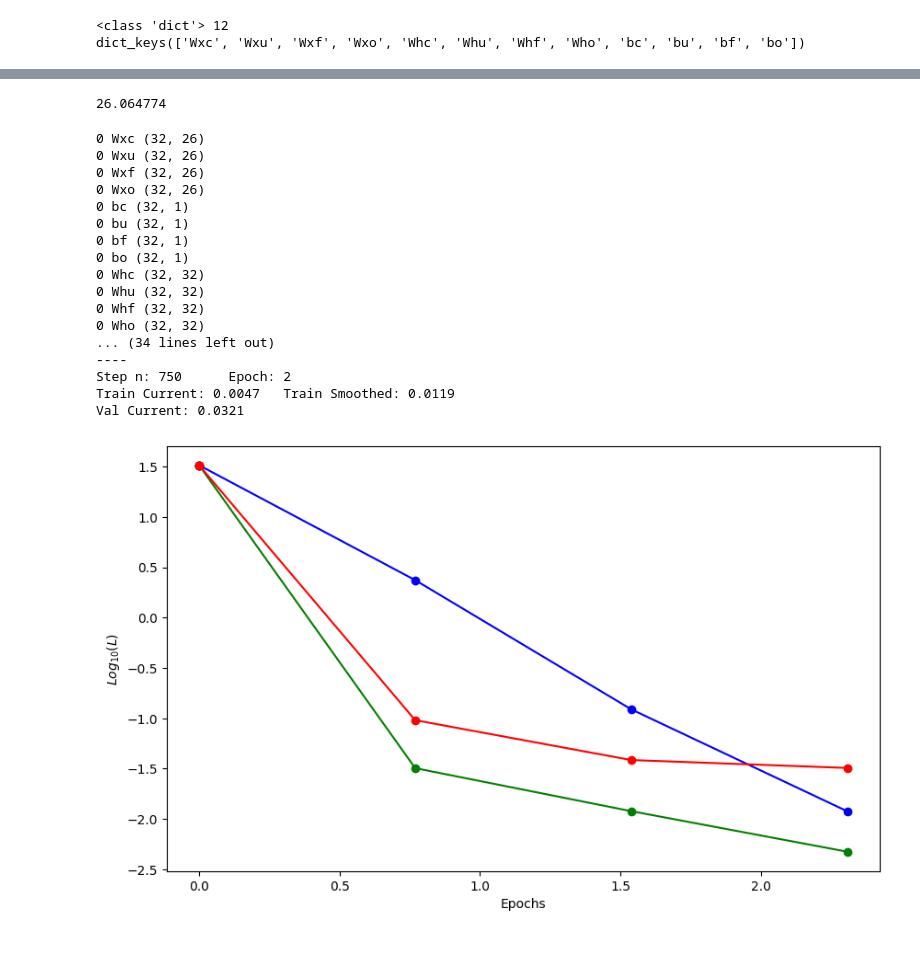
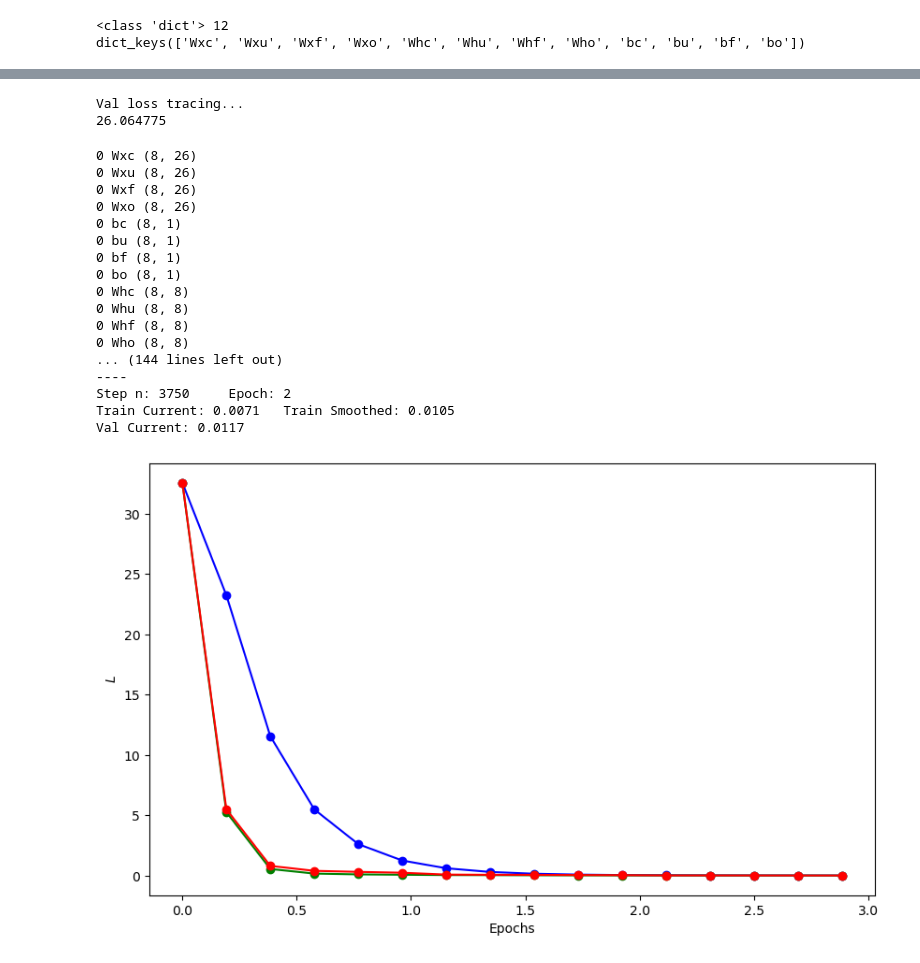
Before and after one commit to carlm451/LSTM_Char-LM_python-JAX, a Jupyter notebook: DEEP_Character_LSTM_from_Scratch_JAX.ipynb, the cells around one changed output, grey strips where cells are left out. Drawn from its saved outputs; the diff is of its cells as text; code cells hidden in the pictures.

Commit message:
created jax-char-lstm module with testing on alphabet sequence

```diff
--- a/DEEP_Character_LSTM_from_Scratch_JAX.ipynb
+++ b/DEEP_Character_LSTM_from_Scratch_JAX.ipynb
@@ -181,7 +233,7 @@ def get_mini_batch(mini_batch_size,seq_length,char_to_ix,data):
 
         yield inputs,targets,epoch
 # %%
-batch_gen = get_mini_batch(4,seq_length,char_to_ix,training_data)
+batch_gen = get_mini_batch(4,seq_length,char_to_ix,alphabet_data)
 
 inp,targ,epoch_test = next(batch_gen)
 
@@ -361,7 +429,7 @@ hs_layer1 = s_cache[1][1]  # hidden states from layer 1
 print(type(hs_layer1),len(hs_layer1))
 
 # pass final hidden states to dense + softmax to get probs and loss
-test_loss,p_cache = loss_function(targ,hs_layer1,all_params[2]['Why'],all_params[2]['by'])
+test_loss,p_cache = loss_function(targ,hs_layer1,all_params[2])
 # %% [output]
 8 (26, 4)
 <class 'tuple'> 4 <class 'tuple'> 3
@@ -860,8 +977,9 @@ for l in range(num_layers):
     h_inp[l] = jnp.zeros((hidden_size,1))
     c_inp[l] = jnp.zeros((hidden_size,1))
 
-test_val_loss = validation_loss_jit(inp,targ,h_inp,c_inp,all_params)
+test_val_loss = validation_loss(inp,targ,h_inp,c_inp,all_params)
 
 print(test_val_loss)
 # %% [output]
-26.064774
+Val loss tracing...
+26.064775
@@ -1017,41 +1175,43 @@ mykey = random.PRNGKey(1)
 
 seq_length = 10
 
-hidden_sizes = [32]
+hidden_sizes = [8,8]
 
 mini_batch_size = 16
 
-train_data = training_data
-val_data = training_data[513:]
+train_data = alphabet_data[:-1012]
+val_data = alphabet_data[1012:]
 
 history,out_params,out_hidden = train_character_lstm(
                                   seq_length=seq_length,
                                   hidden_sizes=hidden_sizes,
                                   mini_batch_size=mini_batch_size,
                                   learning_rate=0.01,
-                                  total_steps=1000,
+                                  total_steps=4000,
                                   steps_sample_freq=250,
-                                  initial_key=mykey,
+                                  key=mykey,
                                   training_data=train_data,
-                                  validation_data=val_data)
+                                  validation_data=val_data,
+                                  beta1=0.9,
+                                  beta2=0.999)
 # %% [output]
-0 Wxc (32, 26)
-0 Wxu (32, 26)
-0 Wxf (32, 26)
-0 Wxo (32, 26)
-0 bc (32, 1)
-0 bu (32, 1)
-0 bf (32, 1)
-0 bo (32, 1)
-0 Whc (32, 32)
-0 Whu (32, 32)
-0 Whf (32, 32)
-0 Who (32, 32)
-... (34 lines left out)
+0 Wxc (8, 26)
+0 Wxu (8, 26)
+0 Wxf (8, 26)
+0 Wxo (8, 26)
+0 bc (8, 1)
+0 bu (8, 1)
+0 bf (8, 1)
+0 bo (8, 1)
+0 Whc (8, 8)
+0 Whu (8, 8)
+0 Whf (8, 8)
+0 Who (8, 8)
+... (144 lines left out)
 ----
-Step n: 750      Epoch: 2
-Train Current: 0.0047   Train Smoothed: 0.0119
-Val Current: 0.0321
+Step n: 3750     Epoch: 2
+Train Current: 0.0071   Train Smoothed: 0.0105
+Val Current: 0.0117
 # %%
 import matplotlib.pyplot as plt
 
@@ -1067,32 +1227,32 @@ def plot_training_history(history,mini_batch_size,seq_length,training_length,plo
 
     t_list = t_list * mini_batch_size * seq_length / training_length
 
-    train_log_loss = np.log10(np.array(train_losses))
+    train_log_loss = np.array(train_losses)
 
     if plot_smooth:
-       smooth_log_loss = np.log10(np.array(smooth_losses))
+       smooth_log_loss = np.array(smooth_losses)
        ax.plot(t_list,smooth_log_loss,'bo-')
 
     ax.plot(t_list,train_log_loss,'go-')
 
     if len(val_losses)==len(step_list) and plot_val:
-       val_log_loss = np.log10(np.array(val_losses))
+       val_log_loss = np.array(val_losses)
 
        ax.plot(t_list,val_log_loss,'ro-')
 
-    ax.set_ylabel('$Log_{10}(L)$')
+    ax.set_ylabel('$L$')
     ax.set_xlabel('Epochs')
 
     plt.show()
 # %%
 plot_training_history(history,
                       mini_batch_size,
                       seq_length,
-                      len(training_data),
+                      len(alphabet_data),
                       plot_smooth=True,
                       plot_val=True)
 # %% [output]
-[figure, old version]
+[figure, new version]
 # %%
 import re
 
```
Also changed, not shown: parts of 27 cells of this notebook, 2 other files.
